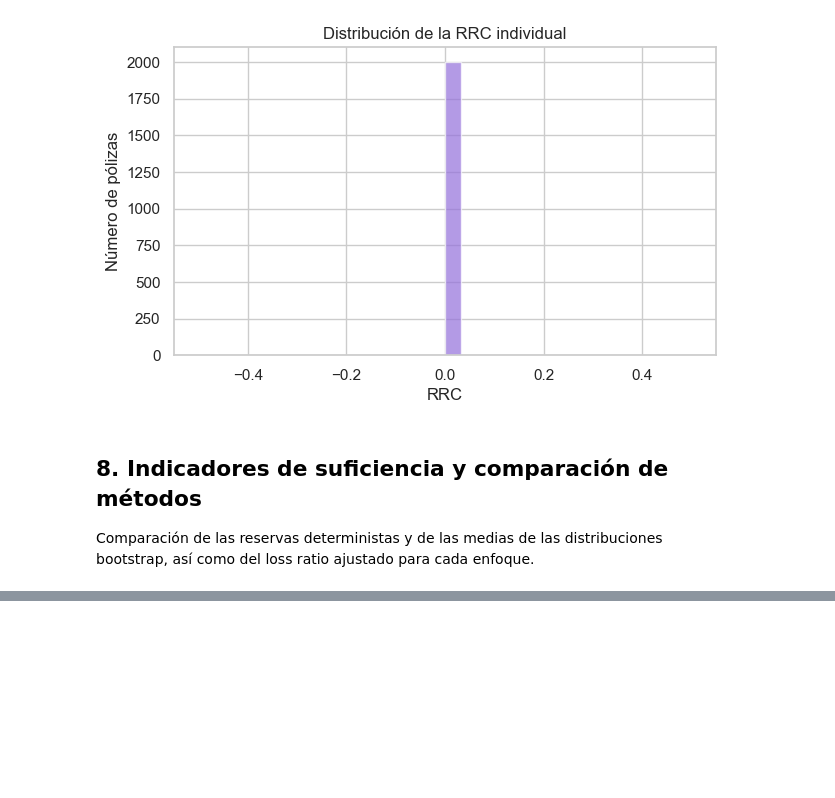
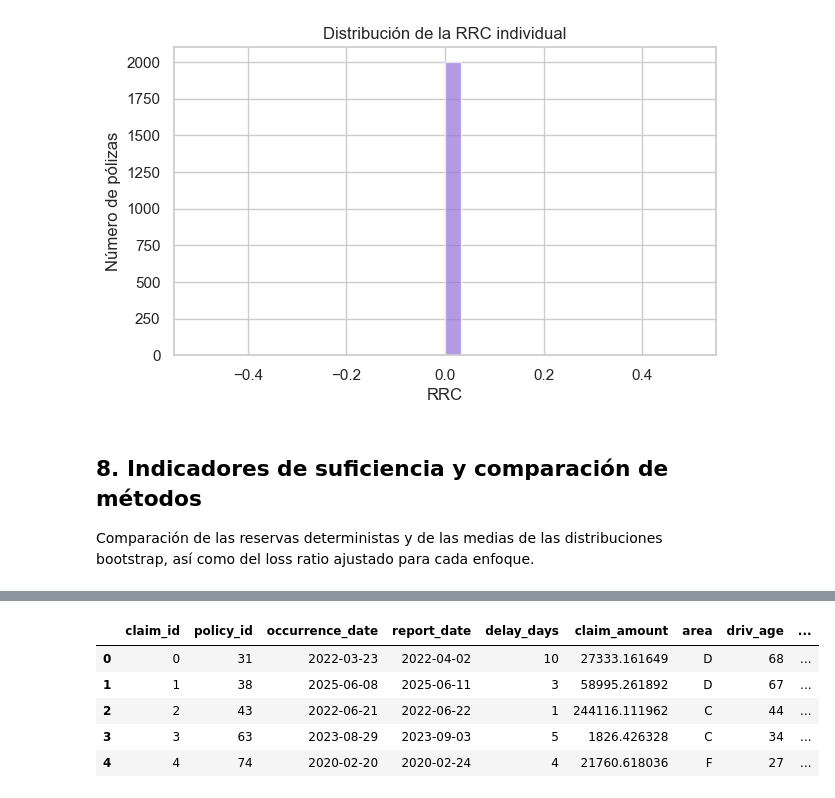
Before and after one commit to Ericdaniel78/AAR_2026_2, a Jupyter notebook: practica_04/practica_reservas_autos_MEJORADO.ipynb, the cells around one changed output, grey strips where cells are left out. Cells and saved outputs as stored; diff of their text form; code cells hidden in the pictures; blank space fills up the shorter version.

```diff
--- a/practica_04/practica_reservas_autos_MEJORADO.ipynb
+++ b/practica_04/practica_reservas_autos_MEJORADO.ipynb
@@ -528,0 +682,74 @@ Loss ratio ajustado (BF bootstrap): 0.8705859994822235
+# %%
+# ============================================================================
+# SIMULACIÓN DE SINIESTROS
+# ============================================================================
+
+np.random.seed(456)
+
+# Lista para acumular siniestros
+all_claims = []
+claim_id = 0
+
+# Parámetros de severidad (Gamma con CV=1.2)
+cv_gamma = 1.2
+shape_gamma = 1 / (cv_gamma ** 2)
+
+# Iterar sobre cada póliza
+for idx, policy in df_policies.iterrows():
+
+    # Número de siniestros (Poisson)
+    expected_claims = policy['frequency_rate'] * policy['Exposure']
+    n_claims = np.random.poisson(expected_claims)
+
+    if n_claims == 0:
+        continue
+
+    for _ in range(n_claims):
+        # Monto del siniestro (Gamma)
+        scale_gamma = policy['severity_mean'] * (cv_gamma ** 2)
+        claim_amount = np.random.gamma(shape=shape_gamma, scale=scale_gamma)
+        claim_amount = np.clip(claim_amount, 500, 500000)
+
+        # Fecha de ocurrencia (uniforme dentro de vigencia)
+        days_in_policy = (policy['end_date'] - policy['start_date']).days
+        random_day = np.random.randint(0, max(days_in_policy, 1))
+        occurrence_date = policy['start_date'] + timedelta(days=random_day)
+
+        # Retraso de reporte (correlacionado con severidad)
+        if claim_amount > 100000:
+            mu_delay, sigma_delay = 0.8, 0.8
+        elif claim_amount > 50000:
+            mu_delay, sigma_delay = 1.4, 0.9
+        elif claim_amount > 20000:
+            mu_delay, sigma_delay = 2.0, 1.0
+        else:
+            mu_delay, sigma_delay = 2.6, 1.2
+
+        delay_days = min(int(np.random.lognormal(mu_delay, sigma_delay)), 365)
+        report_date = occurrence_date + timedelta(days=delay_days)
+
+        all_claims.append({
+            'claim_id': claim_id,
+            'policy_id': policy['IDpol'],
+            'occurrence_date': occurrence_date,
+            'report_date': report_date,
+            'delay_days': delay_days,
+            'claim_amount': claim_amount,
+            'area': policy['Area'],
+            'driv_age': policy['DrivAge'],
+            'veh_age': policy['VehAge'],
+            'veh_power': policy['VehPower']
+        })
+        claim_id += 1
+
+# Crear DataFrame
+df_claims = pd.DataFrame(all_claims)
+
+# Resumen
+print(f"Total siniestros: {len(df_claims):,}")
+print(f"Monto total: ${df_claims['claim_amount'].sum():,.0f} MXN")
+print(f"Severidad promedio: ${df_claims['claim_amount'].mean():,.0f} MXN")
+print(f"Retraso mediano: {df_claims['delay_days'].median():.0f} días")
+
+df_claims.head()
+# %% [output]
@@ -528,0 +760,6 @@ Loss ratio ajustado (BF bootstrap): 0.8705859994822235
+|  | claim_id | policy_id | occurrence_date | report_date | delay_days | claim_amount | area | driv_age | ... |
+| 0 | 0 | 31 | 2022-03-23 | 2022-04-02 | 10 | 27333.161649 | D | 68 | ... |
+| 1 | 1 | 38 | 2025-06-08 | 2025-06-11 | 3 | 58995.261892 | D | 67 | ... |
+| 2 | 2 | 43 | 2022-06-21 | 2022-06-22 | 1 | 244116.111962 | C | 44 | ... |
+| 3 | 3 | 63 | 2023-08-29 | 2023-09-03 | 5 | 1826.426328 | C | 34 | ... |
+| 4 | 4 | 74 | 2020-02-20 | 2020-02-24 | 4 | 21760.618036 | F | 27 | ... |
```
Also changed, not shown: parts of 6 cells of this notebook, 7 other files.
